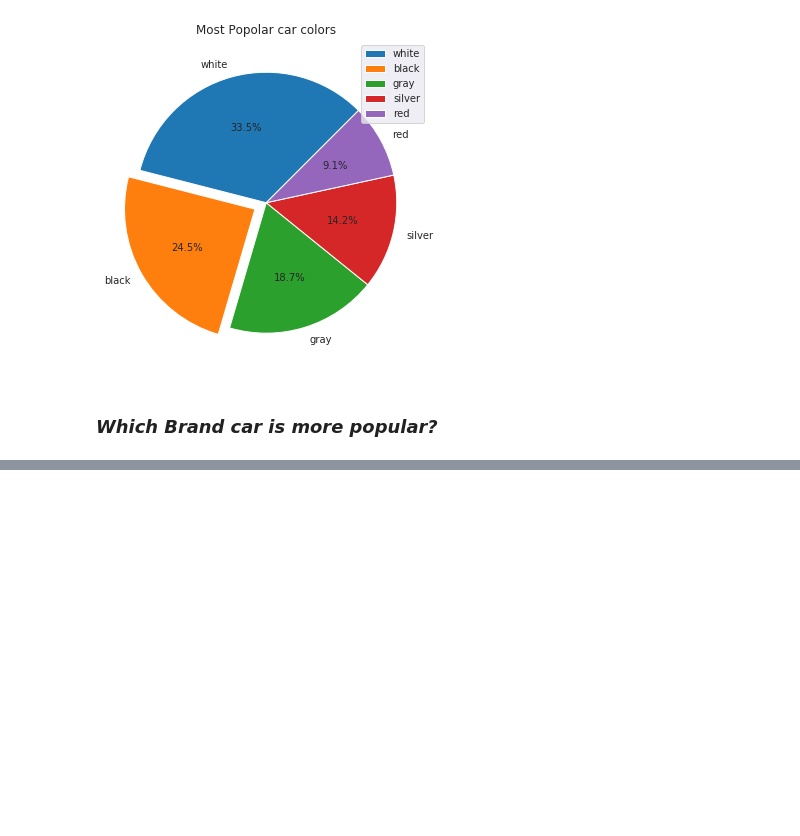
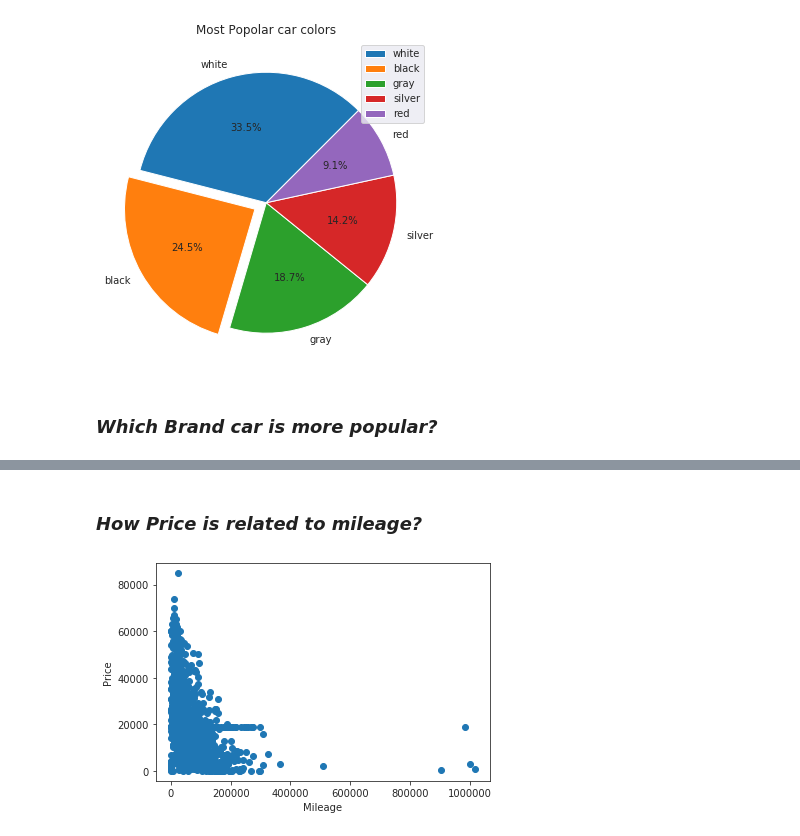
Before and after one commit to Dharani-Arumugam/PostGraduate-Diploma-DataScience, a Jupyter notebook: USA_Car_DatasetAnalysis/USA_CAR_Dataset_Visualization.ipynb, the cells around one changed output, grey strips where cells are left out. Drawn from its saved outputs; the diff is of its cells as text; code cells hidden in the pictures; blank space fills up the shorter version.

```diff
--- a/USA_Car_DatasetAnalysis/USA_CAR_Dataset_Visualization.ipynb
+++ b/USA_Car_DatasetAnalysis/USA_CAR_Dataset_Visualization.ipynb
@@ -230,0 +248,9 @@ plt.show()
+# %% [markdown]
+### *How Price is related to mileage?*
+# %%
+plt.scatter(x=cars['mileage'], y=cars['price'])
+plt.xlabel('Mileage')
+plt.ylabel('Price')
+plt.show()
+# %% [output]
+[figure, added]
```
Also changed, not shown: parts of 8 cells of this notebook.
